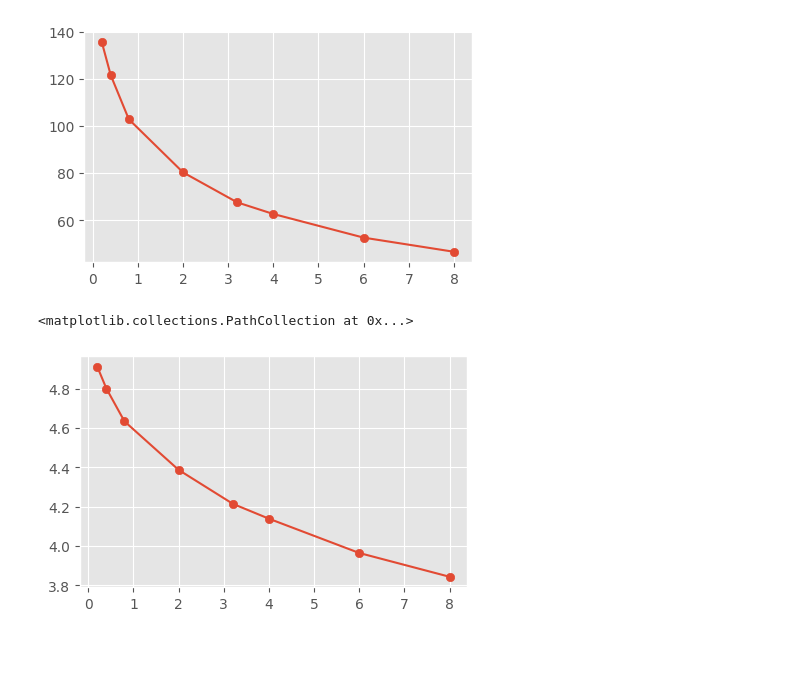
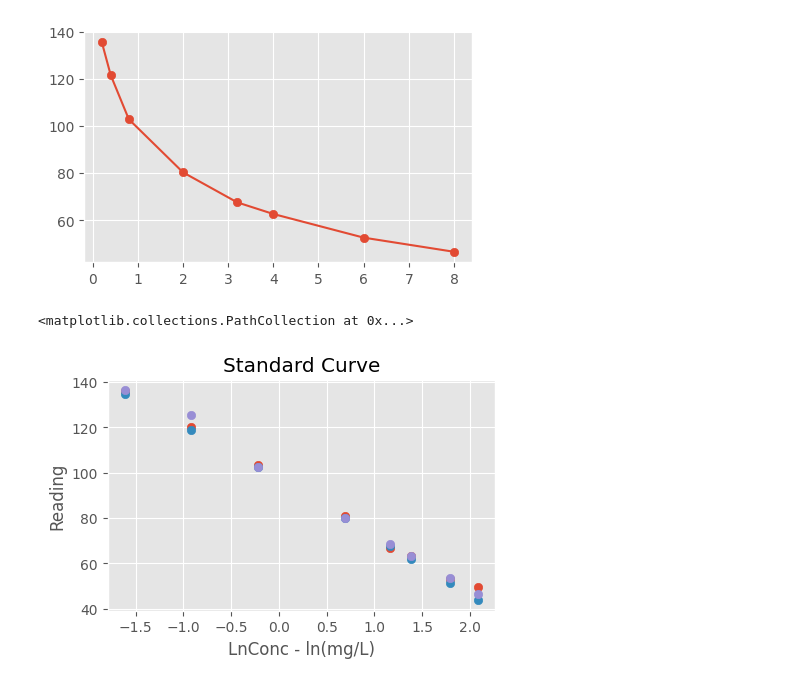
Before and after one commit to weathon/lab7, a Jupyter notebook: main.ipynb, the cells around one changed output. Cells and saved outputs as stored; diff of their text form; code cells hidden in the pictures; blank space fills up the shorter version.

```diff
--- a/main.ipynb
+++ b/main.ipynb
@@ -44,11 +44,11 @@ plt.scatter(df["Conc(mg/L)"][:-2],np.mean([df["Reading1"][:-2],df["Reading2"][:-
 [figure]
 # %%
 # After log
-df = pd.read_csv("data.csv")
 plt.figure(figsize=(5,3))
-setText(plot, "Standard Curve","Conc (mg/L)","ln(Reading)")
-plt.plot(df["Conc(mg/L)"][:-2],np.log(np.mean([df["Reading1"][:-2],df["Reading2"][:-2],df["Reading3"][:-2]],axis=0)))
-plt.scatter(df["Conc(mg/L)"][:-2],np.log(np.mean([df["Reading1"][:-2],df["Reading2"][:-2],df["Reading3"][:-2]],axis=0)))
+setText(plt, "Standard Curve","LnConc - ln(mg/L)","Reading")
+plt.scatter(np.log(df["Conc(mg/L)"][:-2]),df["Reading1"][:-2])
+plt.scatter(np.log(df["Conc(mg/L)"][:-2]),df["Reading2"][:-2])
+plt.scatter(np.log(df["Conc(mg/L)"][:-2]),df["Reading3"][:-2])
 # %% [output]
 <matplotlib.collections.PathCollection at 0x...>
-[figure, old version]
+[figure, new version]
```
Also changed, not shown: parts of 2 cells of this notebook.
